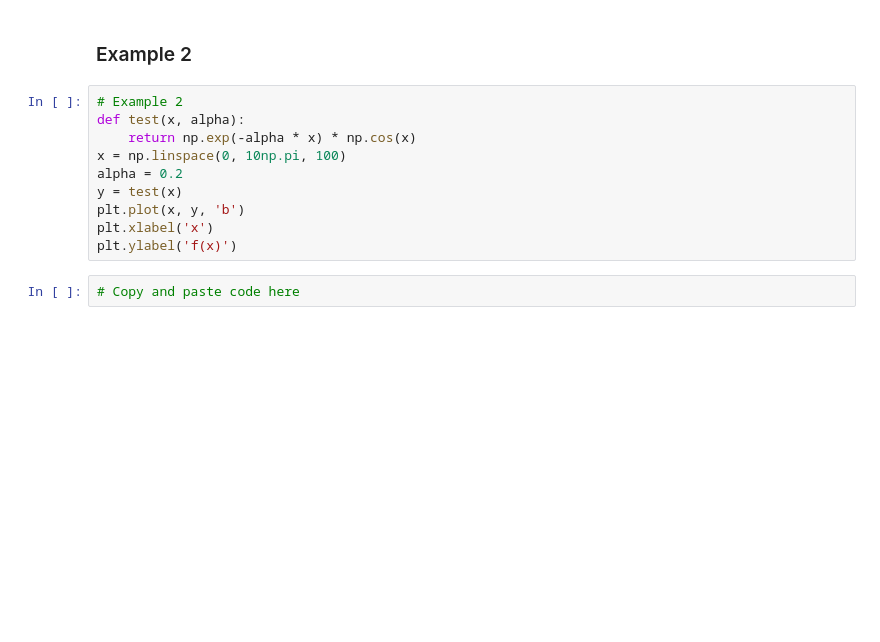
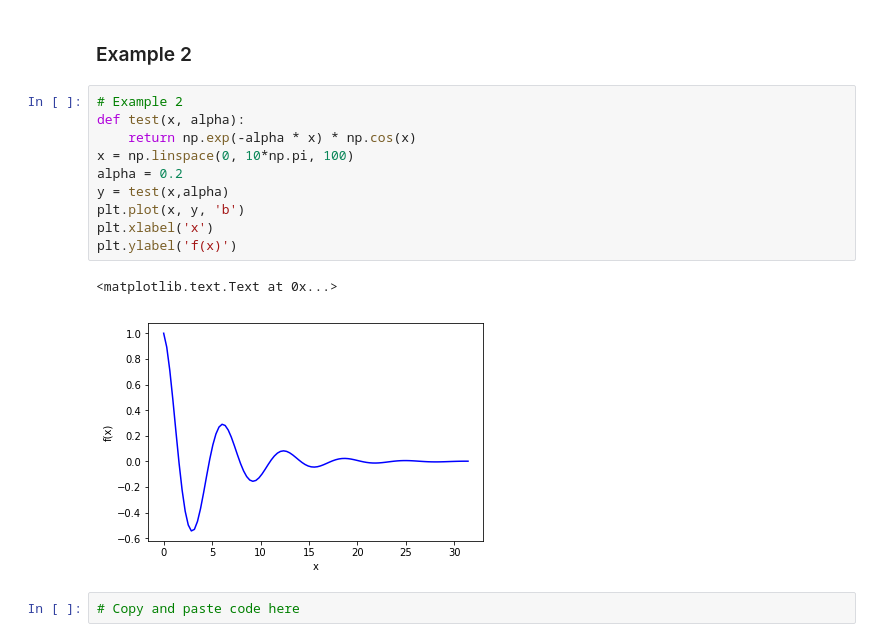
Before and after one commit to zaheirava/snake, a Jupyter notebook: 10_Error_handling.ipynb, the cells around one changed output. Saved outputs shown, nothing was run; the diff lists cells and outputs as text; blank space fills up the shorter version.

```diff
--- a/10_Error_handling.ipynb
+++ b/10_Error_handling.ipynb
@@ -1175,13 +1208,16 @@ plt.title('Nice Python figure!')
 # %%
 # Example 2
 def test(x, alpha):
     return np.exp(-alpha * x) * np.cos(x)
-x = np.linspace(0, 10np.pi, 100)
+x = np.linspace(0, 10*np.pi, 100)
 alpha = 0.2
-y = test(x)
+y = test(x,alpha)
 plt.plot(x, y, 'b')
 plt.xlabel('x')
 plt.ylabel('f(x)')
+# %% [output]
+<matplotlib.text.Text at 0x...>
+[figure, added]
 # %%
 # Copy and paste code here
 # %% [markdown]
```
Also changed, not shown: parts of 16 cells of this notebook.
